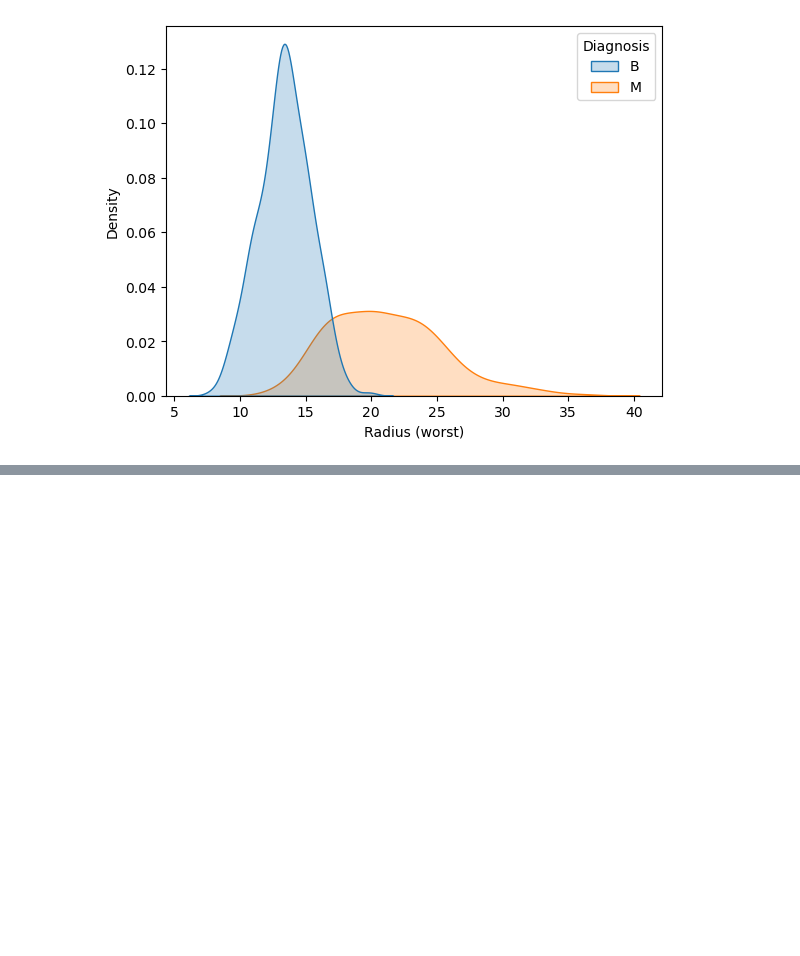
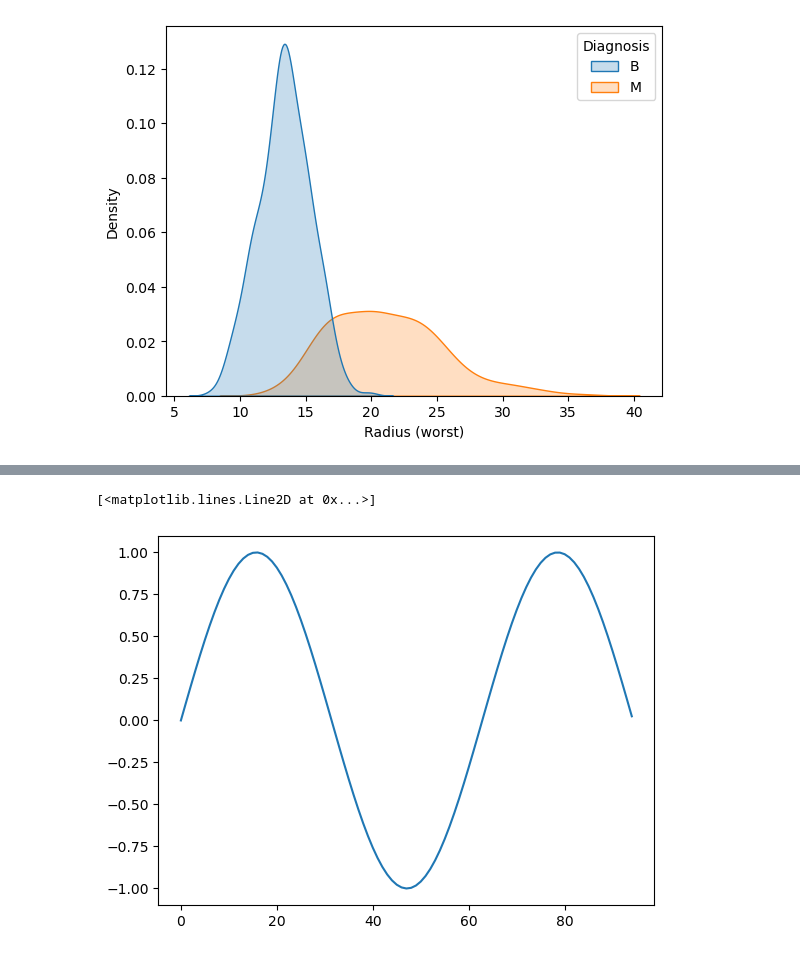
Before and after one commit to ESET0082/Advanced-training-Python-AIML, a Jupyter notebook: Day-2/Basic_of_libraies_Day-2.ipynb, the cells around one changed output, grey strips where cells are left out. Saved outputs shown, nothing was run; the diff lists cells and outputs as text; code cells hidden in the pictures; blank space fills up the shorter version.

```diff
--- a/Day-2/Basic_of_libraies_Day-2.ipynb
+++ b/Day-2/Basic_of_libraies_Day-2.ipynb
@@ -896,0 +918,5 @@ sns.kdeplot(data=cancer_data,x='Radius (worst)',hue='Diagnosis',fill=True)
+# %%
+plt.plot(x_sin)
+# %% [output]
+[<matplotlib.lines.Line2D at 0x...>]
+[figure, added]
```
Also changed, not shown: parts of 3 cells of this notebook.
